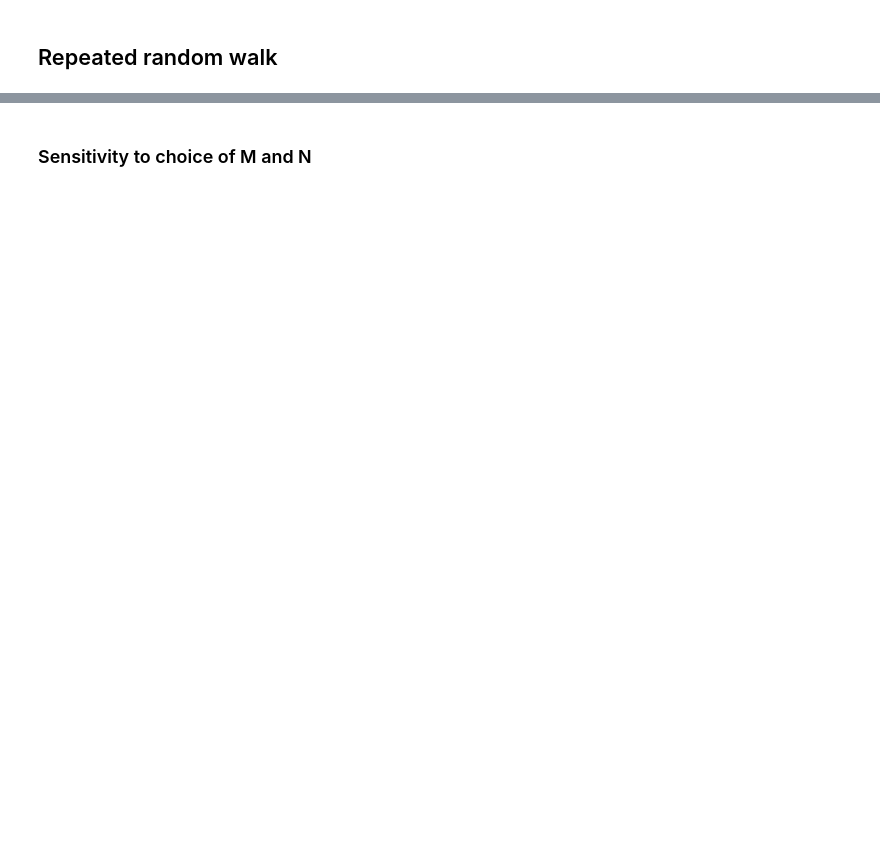
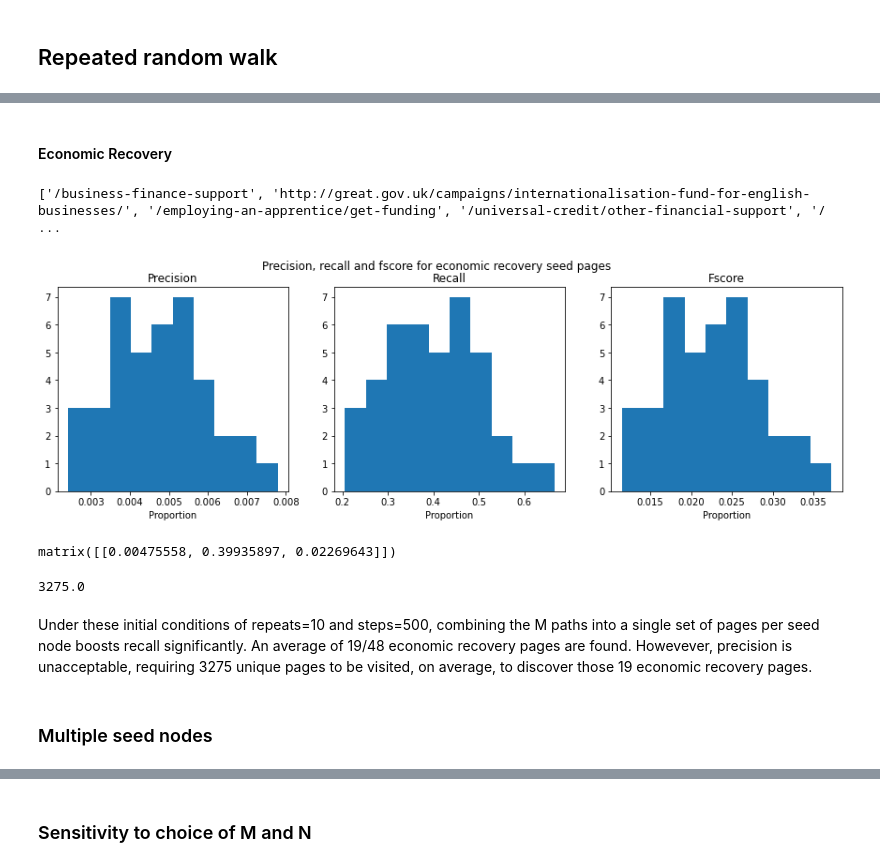
Before and after one commit to alphagov/govuk-wuj-network-analysis, a Jupyter notebook: notebooks/WUJ Community Detection.ipynb, the cells around one changed output, grey strips where cells are left out. Cells and saved outputs as stored; diff of their text form; code cells hidden in the pictures; blank space fills up the shorter version.

```diff
--- a/notebooks/WUJ Community Detection.ipynb
+++ b/notebooks/WUJ Community Detection.ipynb
@@ -393,0 +365,34 @@ sorted(recalls, key=lambda x: x[1])[:3]
+# %% [markdown]
+#### Economic Recovery
+# %%
+results = rw.repeat_random_walks(steps=500, repeats=10, T=A, G=G, seed_pages=er_pages, proba=False, combine='union', n_jobs=-1)
+seed_paths = results['pages_visited']
+scores = np.matrix([rw.evaluate(results['seeds'], path) for path in seed_paths])
+# %% [output]
+['/business-finance-support', 'http://great.gov.uk/campaigns/internationalisation-fund-for-english-businesses/', '/employing-an-apprentice/get-funding', '/universal-credit/other-financial-support', '/ ...
+# %%
+fig, ax = plt.subplots(1, 3, figsize=(15,4))
+fig.suptitle('Precision, recall and fscore for economic recovery seed pages')
+ax[0].hist(scores[:,0]);
+ax[0].set_title("Precision");
+ax[0].set_xlabel("Proportion");
+ax[1].hist(scores[:,1]);
+ax[1].set_title("Recall");
+ax[1].set_xlabel("Proportion");
+ax[2].hist(scores[:,2]);
+ax[2].set_title("Fscore");
+ax[2].set_xlabel("Proportion");
+# %% [output]
+[figure, added]
+# %%
+np.mean(scores, axis=0)
+# %% [output]
+matrix([[0.00475558, 0.39935897, 0.02269643]])
+# %%
+np.mean([len(seed_path) for seed_path in seed_paths])
+# %% [output]
+3275.0
+# %% [markdown]
+Under these initial conditions of repeats=10 and steps=500, combining the M paths into a single set of pages per seed node boosts recall significantly. An average of 19/48 economic recovery pages are found. Howevever, precision is unacceptable, requiring 3275 unique pages to be visited, on average, to discover those 19 economic recovery pages.
+# %% [markdown]
+### Multiple seed nodes
```
Also changed, not shown: parts of 173 cells of this notebook, 10 other files.
